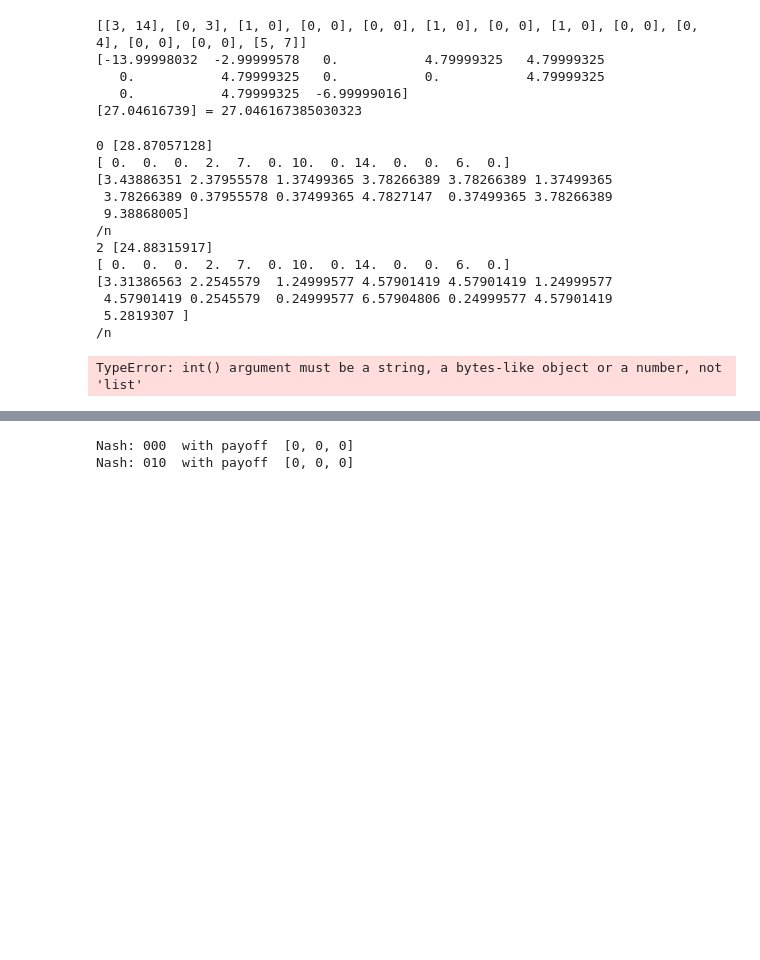
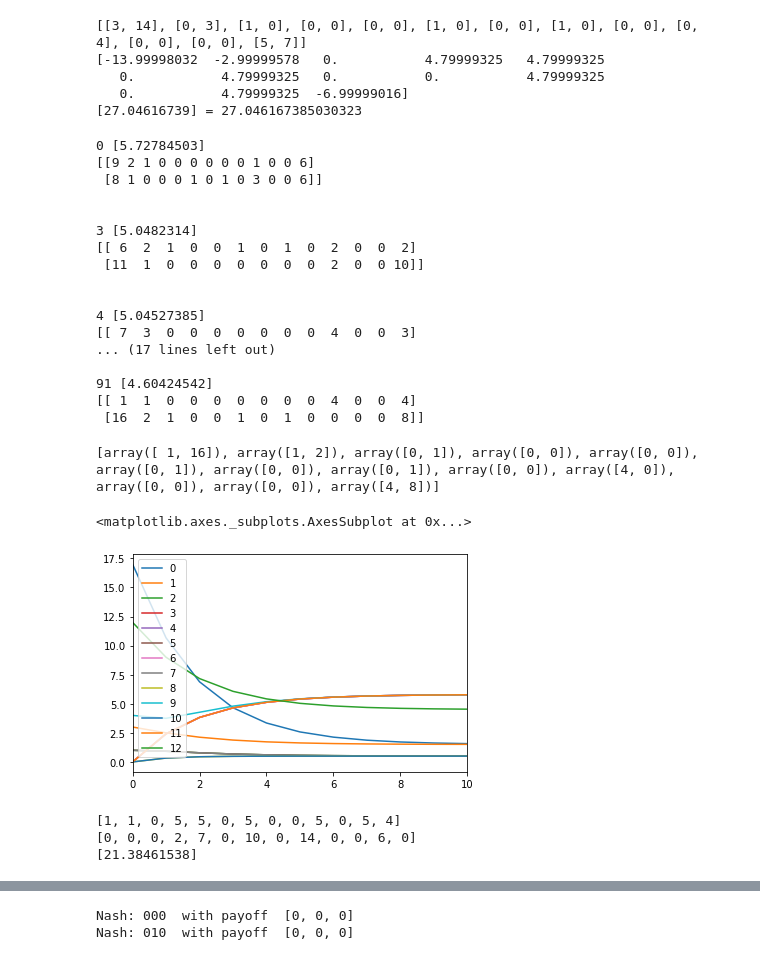
Before and after one commit to positivedefinite/corpgame, a Jupyter notebook: cbcm-game-fitting.ipynb, the cells around one changed output, grey strips where cells are left out. Cells and saved outputs as stored; diff of their text form; code cells hidden in the pictures; blank space fills up the shorter version.

```diff
--- a/cbcm-game-fitting.ipynb
+++ b/cbcm-game-fitting.ipynb
@@ -60,35 +60,59 @@ from corpgame import simulate
 from sklearn.metrics import mean_squared_error
 import numpy as np
 minimum = 99999999999
-for i in range(10):
-    start_population = candidate_population(payoff)
-    population = simulate(start_population=start_population, strategy=policy, payoff='fractional', iterations=10)
-    y_true = np.array(population[-1])
-    y_pred = np.array(population[0]+payoff)
+for i in range(100):
+    population = None
+    start_population_ok = candidate_population(payoff)
+    #print(start_population_ok)
+    population = simulate(start_population=start_population_ok, strategy=policy, payoff='fractional', iterations=10)
+    y_true = np.array(population[0]+payoff)
+    y_pred = np.array(population[-1])
     mse = mean_squared_error(y_true, y_pred, multioutput='raw_values')
     if mse<minimum:
         minimum=mse
-        print(i, mse)
-        print(population[0]+payoff)
-        print(population[-1])
+        print(i, mse**0.5)
+        print(np.array(start_population_ok).transpose())
         print('\n')
 # %% [output]
-0 [28.87057128]
-[ 0.  0.  0.  2.  7.  0. 10.  0. 14.  0.  0.  6.  0.]
-[3.43886351 2.37955578 1.37499365 3.78266389 3.78266389 1.37499365
- 3.78266389 0.37955578 0.37499365 4.7827147  0.37499365 3.78266389
- 9.38868005]
-/n
-2 [24.88315917]
-[ 0.  0.  0.  2.  7.  0. 10.  0. 14.  0.  0.  6.  0.]
-[3.31386563 2.2545579  1.24999577 4.57901419 4.57901419 1.24999577
- 4.57901419 0.2545579  0.24999577 6.57904806 0.24999577 4.57901419
- 5.2819307 ]
-/n
+0 [5.72784503]
+[[9 2 1 0 0 0 0 0 0 1 0 0 6]
+ [8 1 0 0 0 1 0 1 0 3 0 0 6]]
+
+
+3 [5.0482314]
+[[ 6  2  1  0  0  1  0  1  0  2  0  0  2]
+ [11  1  0  0  0  0  0  0  0  2  0  0 10]]
+
+
+4 [5.04527385]
+[[ 7  3  0  0  0  0  0  0  0  4  0  0  3]
+... (17 lines left out)
+
+91 [4.60424542]
+[[ 1  1  0  0  0  0  0  0  0  4  0  0  4]
+ [16  2  1  0  0  1  0  1  0  0  0  0  8]]
-# %%
-map(int, )
-# %% [output]
-TypeError: int() argument must be a string, a bytes-like object or a number, not 'list'
+# %%
+p = list(np.array([[ 1,  1,  0,  0,  0,  0,  0,  0,  0,  4,  0,  0,  4],
+ [16,  2,  1,  0,  0,  1,  0,  1,  0,  0,  0,  0,  8]]).transpose())
+print(p)
+population = simulate(start_population=p, strategy=policy, payoff='fractional', iterations=10)
+population[-1]
+pd.DataFrame(population).plot.line()
+# %% [output]
+[array([ 1, 16]), array([1, 2]), array([0, 1]), array([0, 0]), array([0, 0]), array([0, 1]), array([0, 0]), array([0, 1]), array([0, 0]), array([4, 0]), array([0, 0]), array([0, 0]), array([4, 8])]
+<matplotlib.axes._subplots.AxesSubplot at 0x...>
+[figure, added]
+# %%
+l1 = list(map(int, population[-1]))
+print(l1)
+l2 = list(np.array(list(map(int, population[0])))+np.array(payoff))
+print(l2)
+mse = mean_squared_error(l1, l2, multioutput='raw_values')
+print(mse)
+# %% [output]
+[1, 1, 0, 5, 5, 0, 5, 0, 0, 5, 0, 5, 4]
+[0, 0, 0, 2, 7, 0, 10, 0, 14, 0, 0, 6, 0]
+[21.38461538]
 # %%
 import pandas as pd
 import numpy as np
```
Also changed, not shown: parts of 2 cells of this notebook, 6 other files.
